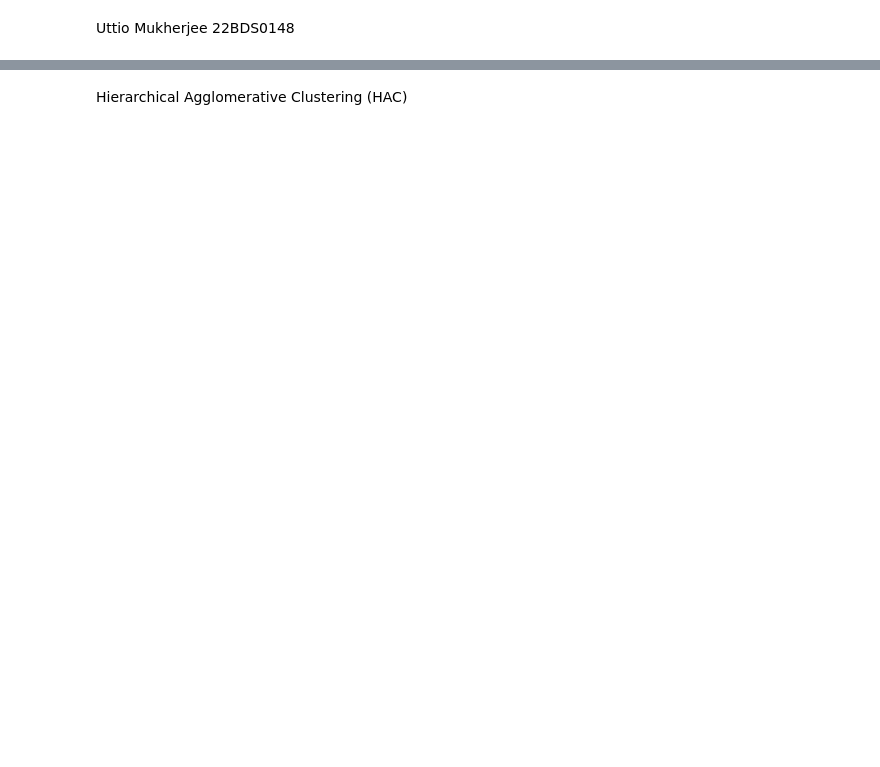
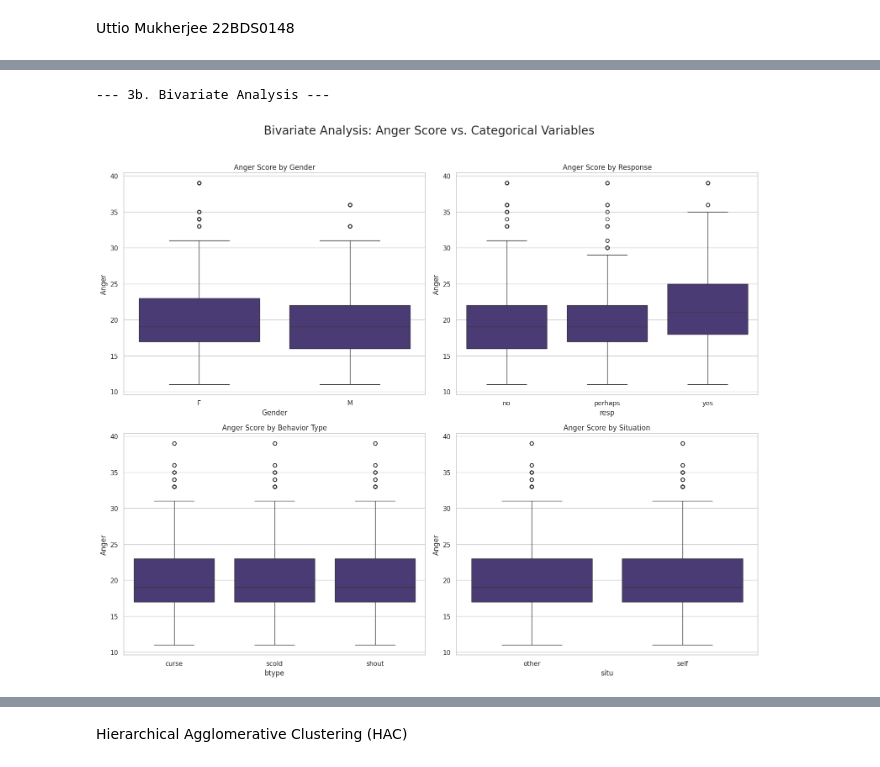
Before and after one commit to mukherjeeuttio/22BDS0148_EDA, a Jupyter notebook: 22BDS0148.ipynb, the cells around one changed output, grey strips where cells are left out. Cells and saved outputs as stored; diff of their text form; code cells hidden in the pictures; blank space fills up the shorter version.

```diff
--- a/22BDS0148.ipynb
+++ b/22BDS0148.ipynb
@@ -286,0 +75,14 @@ from scipy.cluster.hierarchy import dendrogram, linkage
+# %%
+# --- 3b. Bivariate Analysis ---
+print("\n--- 3b. Bivariate Analysis ---")
+fig, axes = plt.subplots(2, 2, figsize=(16, 14))
+fig.suptitle('Bivariate Analysis: Anger Score vs. Categorical Variables', fontsize=20)
+sns.boxplot(x='Gender', y='Anger', data=df, ax=axes[0, 0]).set_title('Anger Score by Gender')
+sns.boxplot(x='resp', y='Anger', data=df, ax=axes[0, 1], order=['no', 'perhaps', 'yes']).set_title('Anger Score by Response')
+sns.boxplot(x='btype', y='Anger', data=df, ax=axes[1, 0]).set_title('Anger Score by Behavior Type')
+sns.boxplot(x='situ', y='Anger', data=df, ax=axes[1, 1]).set_title('Anger Score by Situation')
+plt.tight_layout(rect=[0, 0.03, 1, 0.96])
+plt.show()
+# %% [output]
+--- 3b. Bivariate Analysis ---
+[figure, added]
```
Also changed, not shown: parts of 65 cells of this notebook.
